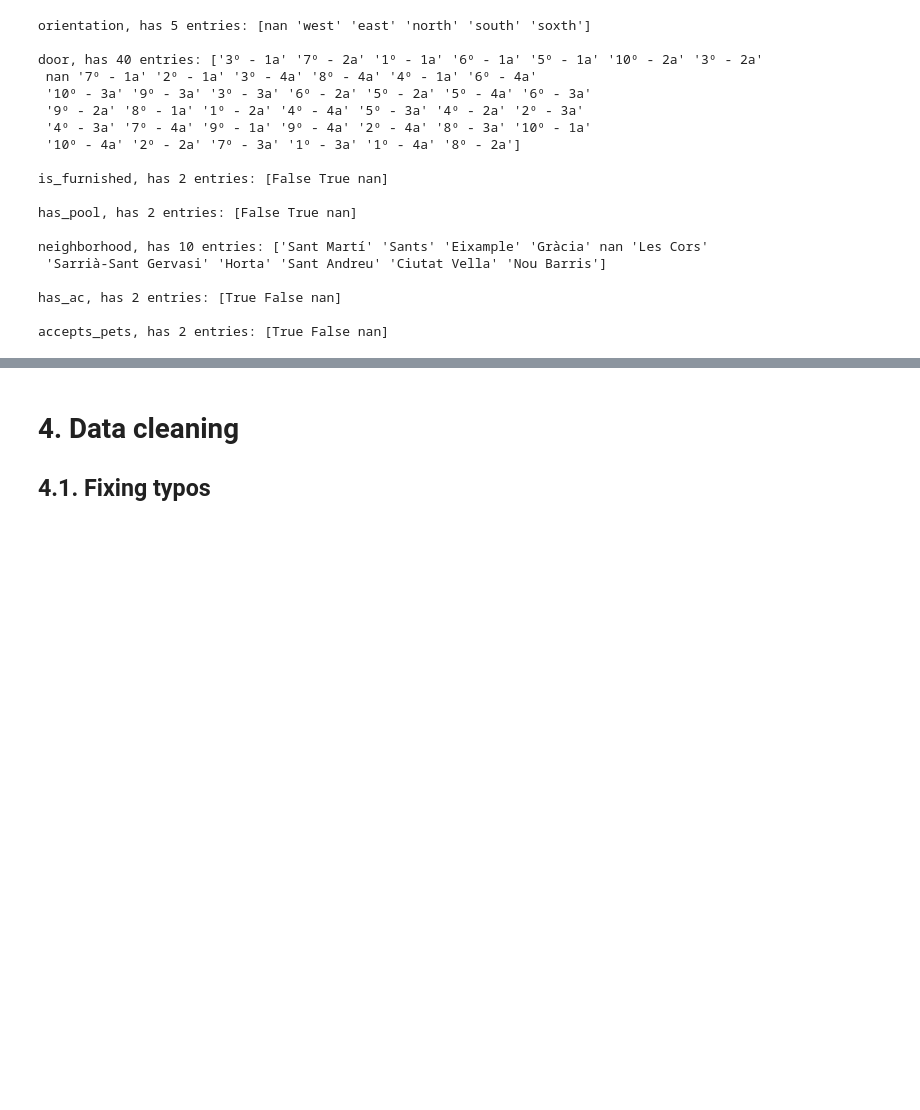
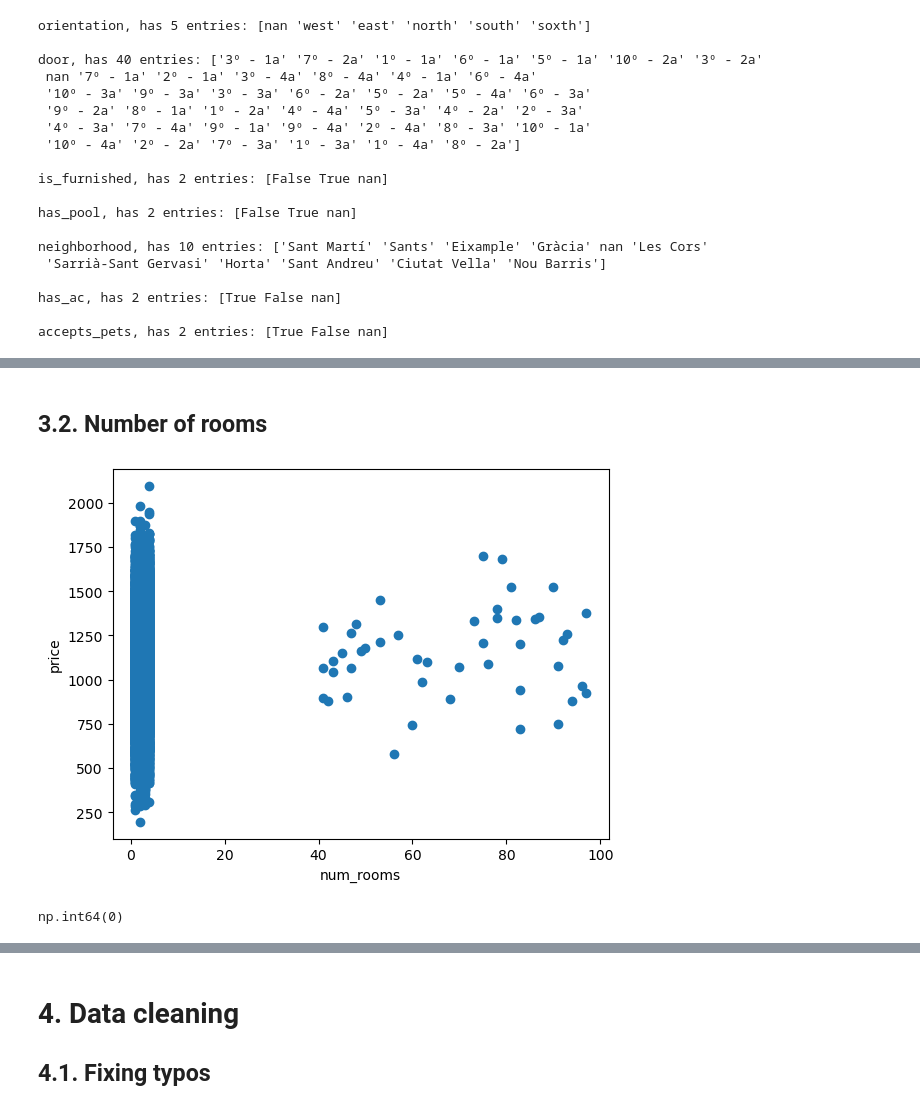
Before and after one commit to DenisProcyon/DSDM_ML_Pred, a Jupyter notebook: main.ipynb, the cells around one changed output, grey strips where cells are left out. Cells and saved outputs as stored; diff of their text form; code cells hidden in the pictures; blank space fills up the shorter version.

```diff
--- a/main.ipynb
+++ b/main.ipynb
@@ -66,0 +79,12 @@ accepts_pets, has 2 entries: [True False nan]
+# %% [markdown]
+## 3.2. Number of rooms
+# %%
+plt.scatter(data['num_rooms'], data['price'])
+plt.xlabel('num_rooms')
+plt.ylabel('price')
+plt.show()
+
+data['num_rooms'].isnull().sum()
+# %% [output]
+[figure, added]
+np.int64(0)
```
Also changed, not shown: parts of 26 cells of this notebook, 1 other file.
